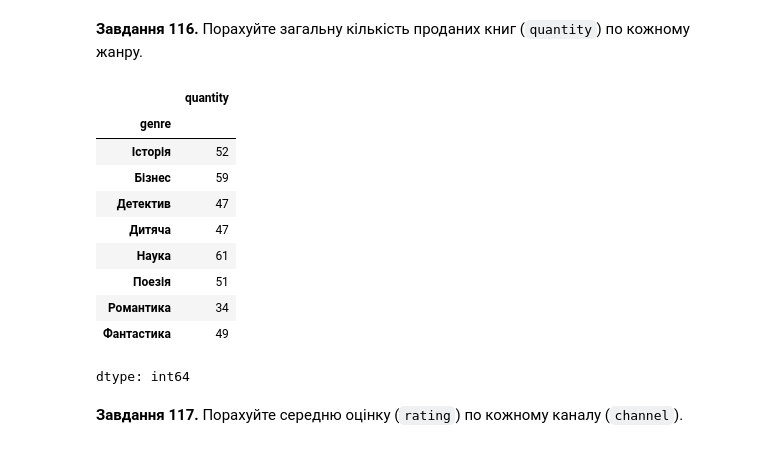
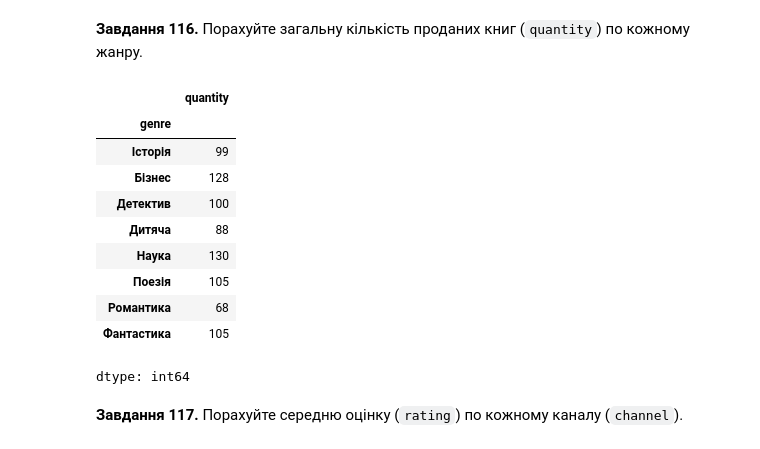
Before and after one commit to DymaStar/DTA_2026, a Jupyter notebook: HW/HW_DimaStar2605_"pandas_practice_120_ipynb".ipynb, the cells around one changed output. Saved outputs shown, nothing was run; the diff lists cells and outputs as text; code cells hidden in the pictures.

```diff
--- a/HW/HW_DimaStar2605_"pandas_practice_120_ipynb".ipynb
+++ b/HW/HW_DimaStar2605_"pandas_practice_120_ipynb".ipynb
@@ -1931,18 +1905,18 @@ dtype: int64
 **Завдання 116.** Порахуйте загальну кількість проданих книг (`quantity`) по кожному жанру.
 # %%
 # Завдання 116:
-df.groupby("genre")["quantity"].count()
+df.groupby("genre")["quantity"].sum()
 # %% [output]
 |  | quantity |
 | genre |  |
-| Історія | 52 |
-| Бізнес | 59 |
-| Детектив | 47 |
-| Дитяча | 47 |
-| Наука | 61 |
-| Поезія | 51 |
-| Романтика | 34 |
-| Фантастика | 49 |
+| Історія | 99 |
+| Бізнес | 128 |
+| Детектив | 100 |
+| Дитяча | 88 |
+| Наука | 130 |
+| Поезія | 105 |
+| Романтика | 68 |
+| Фантастика | 105 |
 dtype: int64
 # %% [markdown]
 **Завдання 117.** Порахуйте середню оцінку (`rating`) по кожному каналу (`channel`).
```
Also changed, not shown: parts of 5 cells of this notebook.
